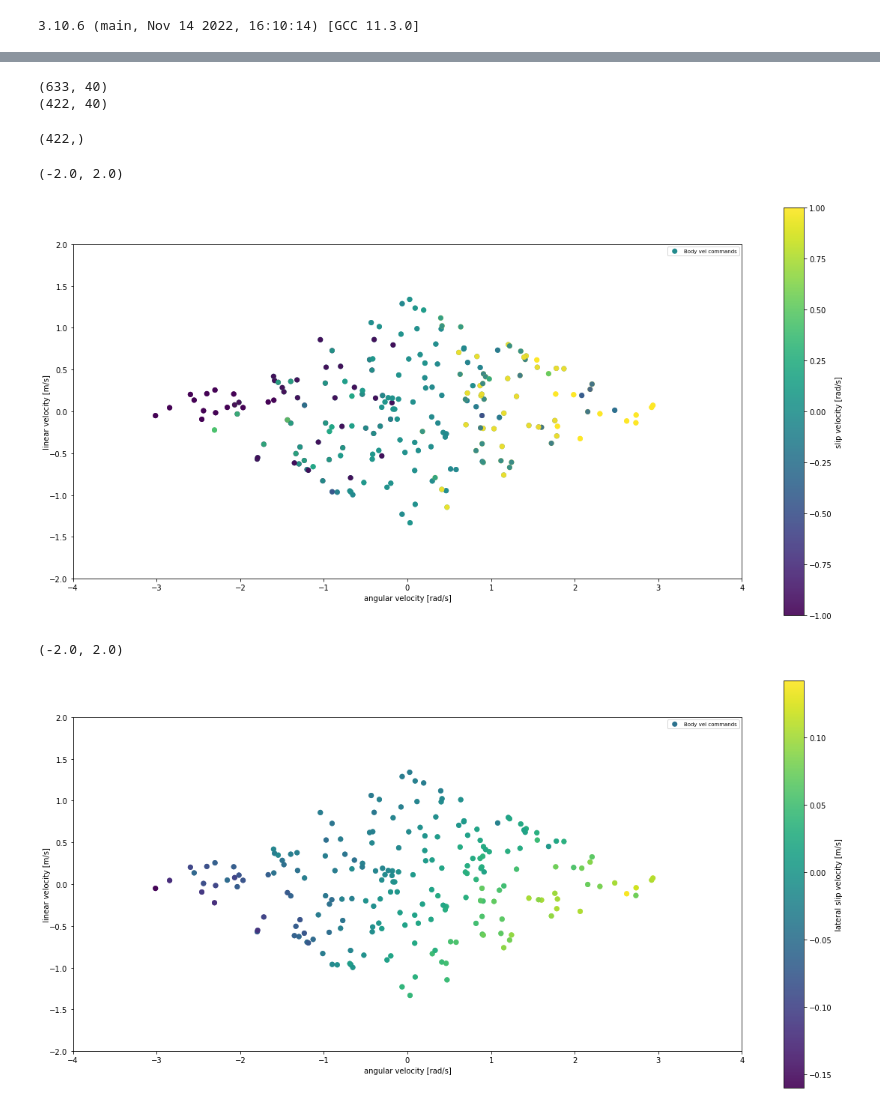
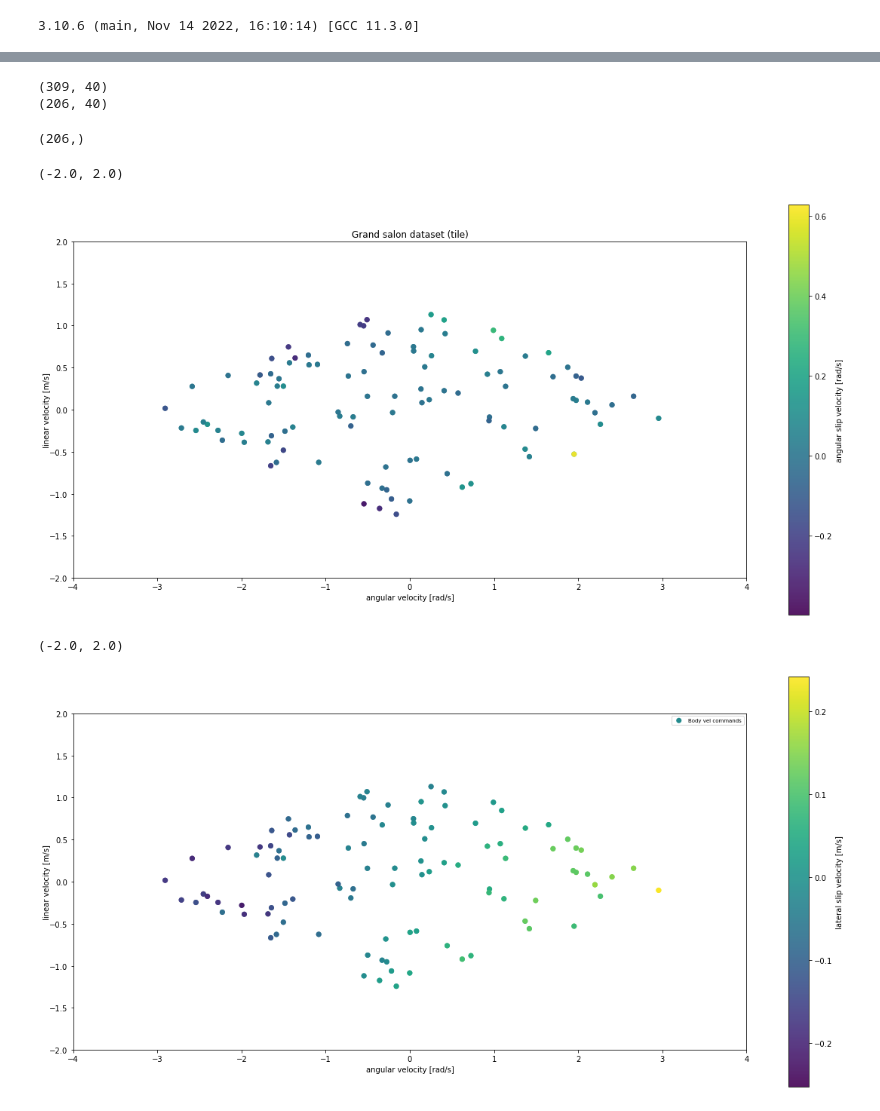
Before and after one commit to norlab-ulaval/norlab_WMRD, a Jupyter notebook: DB/analyse_slip_disturptions.ipynb, the cells around one changed output, grey strips where cells are left out. Cells and saved outputs as stored; diff of their text form; code cells hidden in the pictures.

```diff
--- a/DB/analyse_slip_disturptions.ipynb
+++ b/DB/analyse_slip_disturptions.ipynb
@@ -34,8 +35,9 @@ from scipy.interpolate import make_smoothing_spline
 # %%
 #import training dataset
 
-dataset = pd.read_pickle('/home/dominic/repos/norlab_WMRD/data/marmotte/grand_salon_20_01_b/slip_dataset_all.pkl')
-dataset_snow = pd.read_pickle('/home/dominic/repos/norlab_WMRD/data/marmotte/ga_hard_snow_25_01_b/slip_dataset_all.pkl')
+dataset = pd.read_pickle('/home/dominic/repos/norlab_WMRD/data/marmotte/ga_hard_snow_25_01_a/slip_dataset_all.pkl')
+# '/home/dominic/repos/norlab_WMRD/data/marmotte/grand_salon_20_01_b/slip_dataset_all.pkl'
+dataset_snow = pd.read_pickle('/home/dominic/repos/norlab_WMRD/data/marmotte/ga_hard_snow_25_01_a/slip_dataset_all.pkl')
 
 print(dataset.head())
 # %% [output]
@@ -159,9 +161,9 @@ steady_state_idd_body_vel_x = idd_body_vel_x_array[steady_state_mask]
 steady_state_idd_body_vel_y = idd_body_vel_y_array[steady_state_mask]
 steady_state_idd_body_vel_yaw = idd_body_vel_yaw_array[steady_state_mask]
 
-steady_state_icp_body_vel_x = idd_body_vel_x_array[steady_state_mask]
-steady_state_icp_body_vel_y = idd_body_vel_y_array[steady_state_mask]
-steady_state_icp_body_vel_yaw = idd_body_vel_yaw_array[steady_state_mask]
+steady_state_icp_body_vel_x = icp_body_vel_x_array[steady_state_mask]
+steady_state_icp_body_vel_y = icp_body_vel_y_array[steady_state_mask]
+steady_state_icp_body_vel_yaw = icp_body_vel_yaw_array[steady_state_mask]
 
 steady_state_body_vel_disturption_x = body_vel_disturption_x_array[steady_state_mask]
 steady_state_body_vel_disturption_y = body_vel_disturption_y_array[steady_state_mask]
@@ -170,8 +172,8 @@ steady_state_body_vel_disturption_yaw = body_vel_disturption_yaw_array[steady_st
 print(icp_body_vel_x_array.shape)
 print(steady_state_idd_body_vel_x.shape)
 # %% [output]
-(633, 40)
-(422, 40)
+(309, 40)
+(206, 40)
 # %%
 # compute mean body vel disturptions
 
@@ -181,7 +183,7 @@ mean_body_vel_disturption_yaw = np.mean(steady_state_body_vel_disturption_yaw, a
 
 print(mean_body_vel_disturption_x.shape)
 # %% [output]
-(422,)
+(206,)
 # %%
 plt.figure(figsize=(20,10))
 ax = plt.gca()
@@ -220,38 +222,39 @@ alpha_plot = 0.9
 cmd = ax.scatter(steady_state_idd_body_vel_yaw[:, -1], steady_state_idd_body_vel_x[:, -1],
                   c = np.clip(mean_body_vel_disturption_yaw, -1, 1),
                   cmap = 'viridis',
                   alpha = alpha_plot,
                   lw=0,
                   s=50,
                   label='Body vel commands',
                  rasterized=True)
 
 # icp = ax.scatter(icp_body_vel_yaw_array[:, -1], icp_body_vel_x_array[:, -1],
 #                   c = 'C3',
 #                   cmap = 'hot',
 #                   alpha = alpha_plot,
 #                   lw=0,
 #                   s=50,
 #                   label='Body vel measurements',
 #                  rasterized=True)
 
-cbar = plt.colorbar(cmd, label='slip velocity [rad/s]')
+cbar = plt.colorbar(cmd, label='angular slip velocity [rad/s]')
 
 
 ax.set_aspect('equal', 'box')
 
 ax.set_ylabel('linear velocity [m/s]', labelpad=-2)
 ax.set_xlabel('angular velocity [rad/s]')
 
-leg = plt.legend(fontsize=7, loc='best')
-for lh in leg.legendHandles:
-    lh.set_alpha(1)
+# leg = plt.legend(fontsize=7, loc='best')
+# for lh in leg.legendHandles:
+#     lh.set_alpha(1)
 
+ax.set_title('Grand salon dataset (tile)')
 ax.set_xlim(-4, 4)
 ax.set_ylim(-2, 2)
 # %% [output]
 (-2.0, 2.0)
-[figure, old version]
+[figure, new version]
 # %%
 plt.figure(figsize=(20,10))
 ax = plt.gca()
@@ -288,7 +291,7 @@ alpha = 0.2
 alpha_plot = 0.9
 
 cmd = ax.scatter(steady_state_idd_body_vel_yaw[:, -1], steady_state_idd_body_vel_x[:, -1],
-                  c = np.clip(mean_body_vel_disturption_y, -0.5, 0.5),
+                  c = np.clip(mean_body_vel_disturption_y, -100, 100),
                   cmap = 'viridis',
                   alpha = alpha_plot,
                   lw=0,
@@ -321,7 +324,7 @@ ax.set_xlim(-4, 4)
 ax.set_ylim(-2, 2)
 # %% [output]
 (-2.0, 2.0)
-[figure, old version]
+[figure, new version]
 # %%
 plt.figure(figsize=(20,10))
 ax = plt.gca()
```
Also changed, not shown: parts of 13 cells of this notebook, 22 other files.
